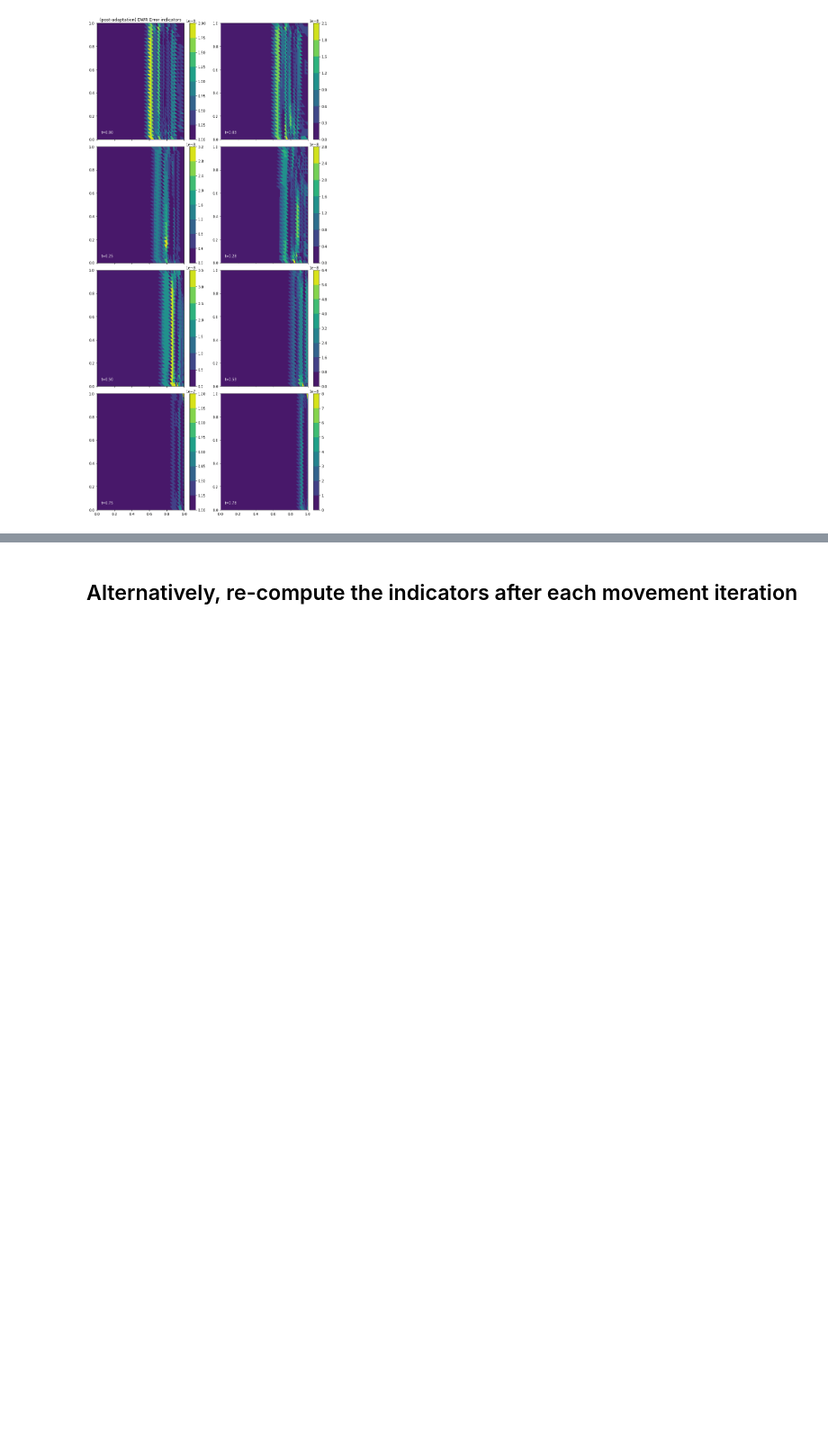
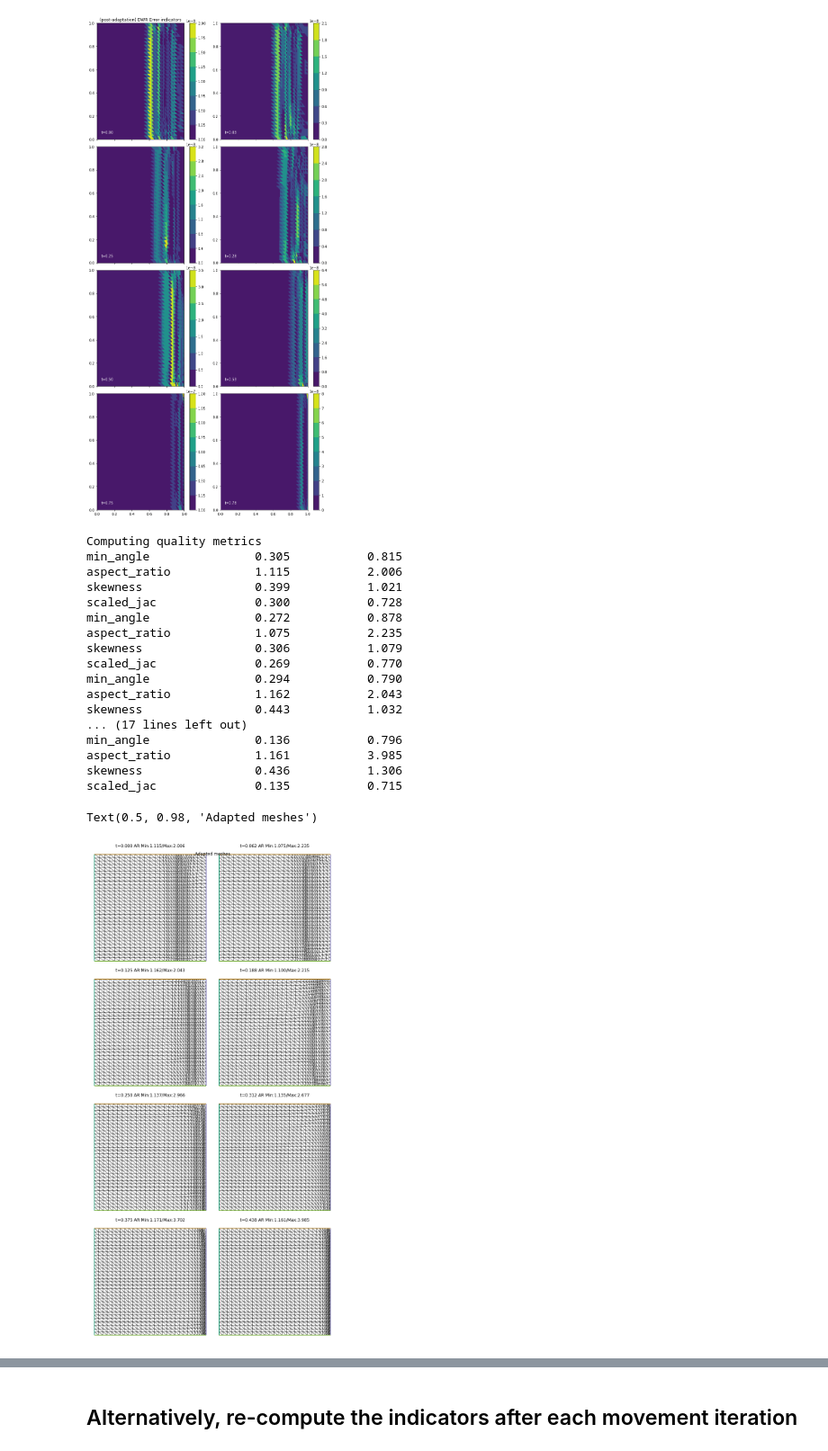
Before and after one commit to acse-akm121/oceans_goma, a Jupyter notebook: goma/src/ShockExample-TD.ipynb, the cells around one changed output, grey strips where cells are left out. Shown at 90% size. Drawn from its saved outputs; the diff is of its cells as text; code cells hidden in the pictures; blank space fills up the shorter version.

```diff
--- a/goma/src/ShockExample-TD.ipynb
+++ b/goma/src/ShockExample-TD.ipynb
@@ -311,3 +311,70 @@ axs[0, 0].set_title("(post-adaptation) DWR Error indicators")
 4 2
 Text(0.5, 1.0, '(post-adaptation) DWR Error indicators')
 [figure]
+# %%
+print("Computing quality metrics")
+quality_measures = {}
+for i, mesh in enumerate(meshes):
+    quality_measures[i] = {}
+    quality_measures[i]["min_angle"] = get_min_angles2d(mesh)
+    quality_measures[i]["aspect_ratio"] = get_aspect_ratios2d(mesh)
+    quality_measures[i]["skewness"] = get_skewnesses2d(mesh)
+    quality_measures[i]["scaled_jac"] = get_scaled_jacobians2d(mesh)
+#     print("Mesh {}".format(i))
+#     print("Metric\t\tMin\t\tMax")
+    for key in quality_measures[i].keys():
+        print(
+            "{}\t\t{:.3f}\t\t{:.3f}".format(
+                key,
+                np.min(quality_measures[i][key].dat.data),
+                np.max(quality_measures[i][key].dat.data),
+            )
+        )
+figsize = (10, 20)
+fig, axs = plt.subplots(4, 2, figsize=figsize)
+tps = []
+tp = []
+for i in range(len(meshes)):
+    row, col = i // (len(meshes) // 4), i % 2
+    _, _, plot = plot_mesh(meshes[i], fig=fig, axes=axs[row, col])
+    tp.append(plot)
+    min_ar, max_ar = np.min(quality_measures[i]["aspect_ratio"].dat.data), np.max(
+        quality_measures[i]["aspect_ratio"].dat.data
+    )
+    if time_partition is not None:
+        time = 2 * i * dt
+        axs[row, col].set_title(
+            "t={:.3f} AR Min:{:.3f}/Max:{:.3f}".format(time, min_ar, max_ar)
+        )
+tps.append(tp)
+fig.tight_layout(pad=0.5)
+plt.suptitle("Adapted meshes")
+# adapt_filename = "adapted_meshes"
+# fig.savefig(adapt_filename)
+# print("Saved adapted mesh figure to: {}".format(adapt_filename))
+
+# for key in quality_measures[0].keys():
+#     out_file = File(f"quality_measures/{key}.pvd")
+#     for i in range(len(meshes)):
+#         out_file.write(quality_measures[i][key])
+#     print("Wrote to {}".format(out_file))
+# %% [output]
+Computing quality metrics
+min_angle               0.305           0.815
+aspect_ratio            1.115           2.006
+skewness                0.399           1.021
+scaled_jac              0.300           0.728
+min_angle               0.272           0.878
+aspect_ratio            1.075           2.235
+skewness                0.306           1.079
+scaled_jac              0.269           0.770
+min_angle               0.294           0.790
+aspect_ratio            1.162           2.043
+skewness                0.443           1.032
+... (17 lines left out)
+min_angle               0.136           0.796
+aspect_ratio            1.161           3.985
+skewness                0.436           1.306
+scaled_jac              0.135           0.715
+Text(0.5, 0.98, 'Adapted meshes')
+[figure, added]
```
Also changed, not shown: parts of 3 cells of this notebook.
